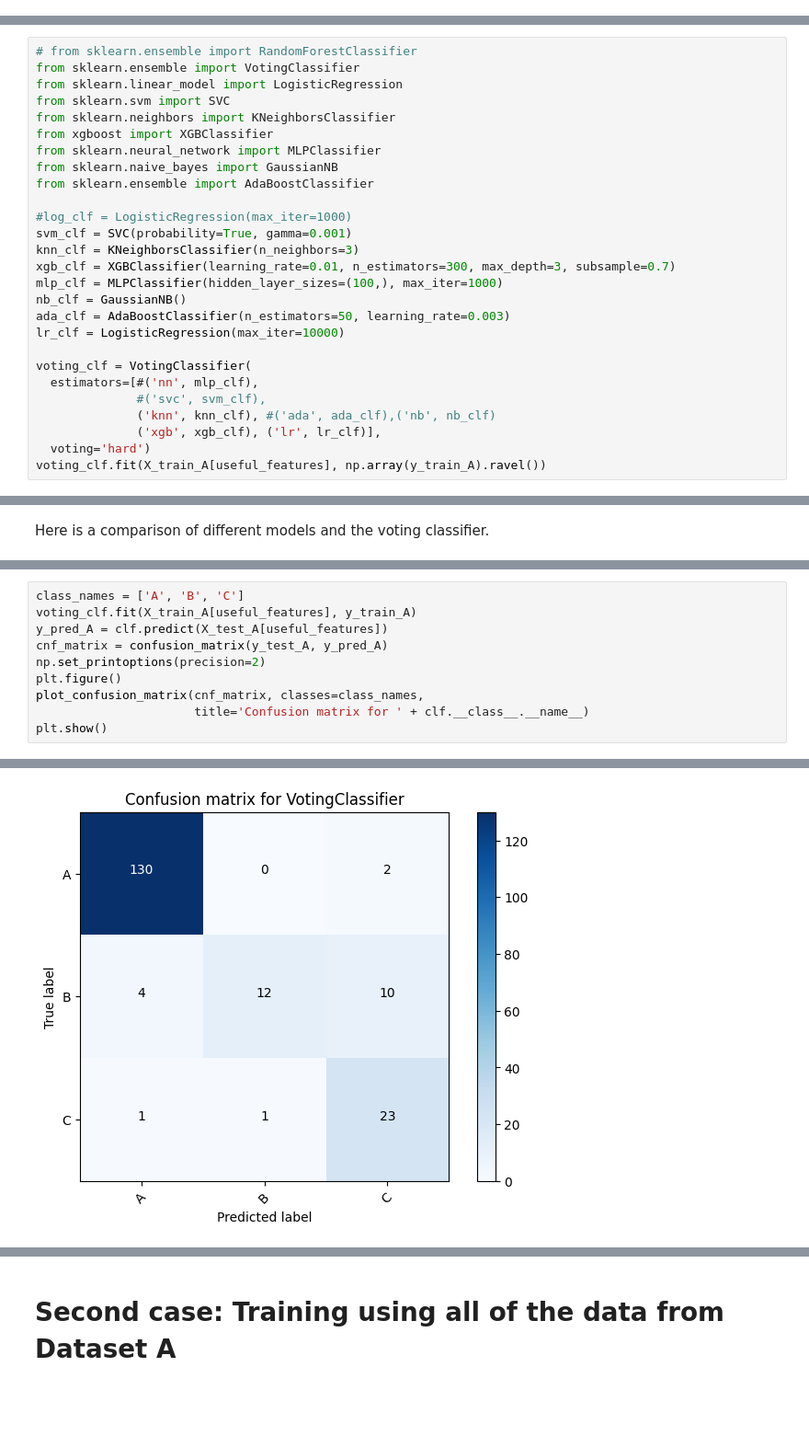
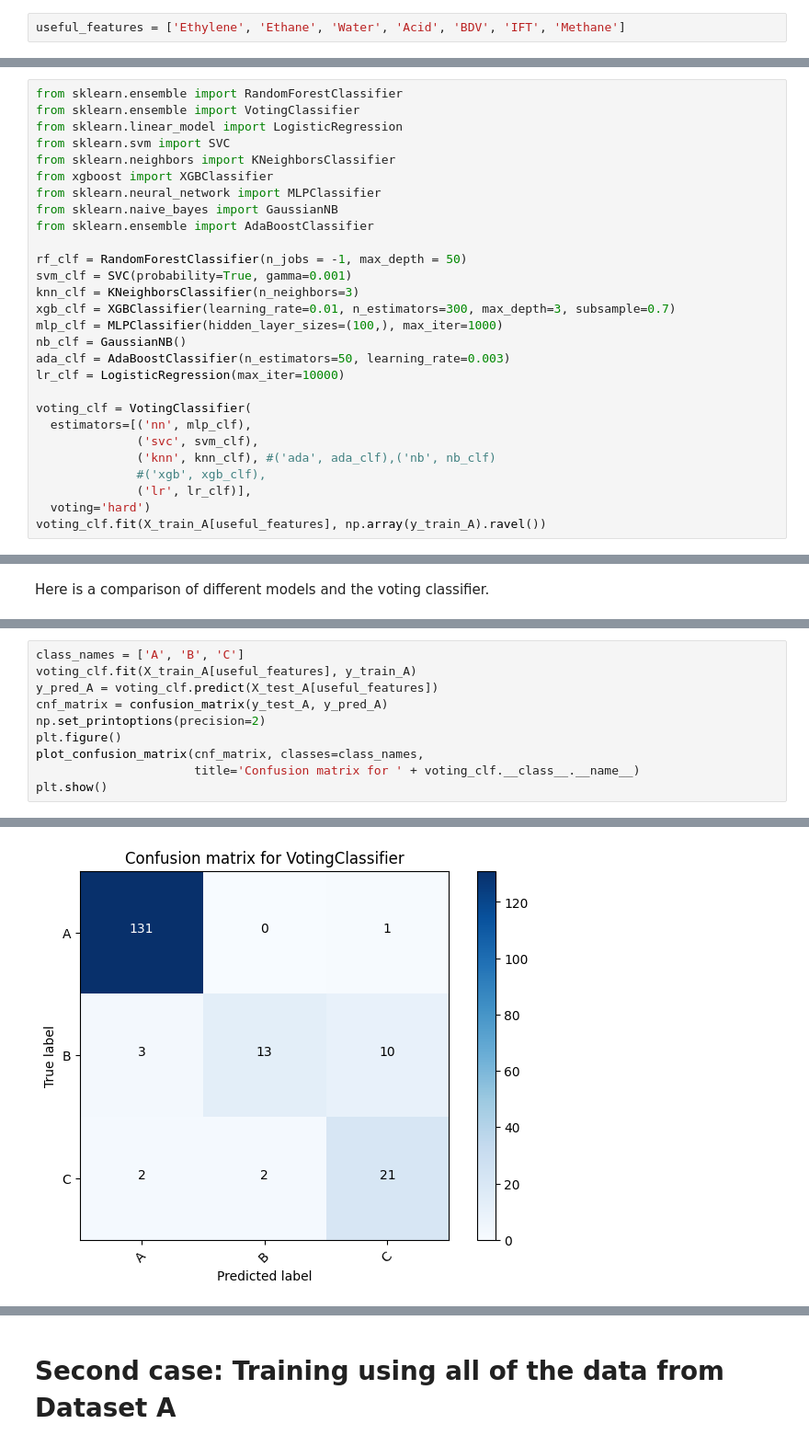
Before and after one commit to NimaFrj/Kaggle-Notebooks, a Jupyter notebook: transformer-paper.ipynb, the cells around one changed output, grey strips where cells are left out. Shown at 92% size. Drawn from its saved outputs; the diff is of its cells as text; blank space fills up the shorter version.

```diff
--- a/transformer-paper.ipynb
+++ b/transformer-paper.ipynb
@@ -162,3 +161,5 @@ features in the blue area: ['Methane']
+# %%
+useful_features = ['Ethylene', 'Ethane', 'Water', 'Acid', 'BDV', 'IFT', 'Methane']
 # %% [markdown]
 # First case: Training using 75% of the data and testing on the remaining 25%
 # %% [markdown]
@@ -167,6 +168,6 @@ Although the results were quite similar, we found that a combination of KNN, XGB
 In the code below we have created a voting classifier consist of these models.
 # %%
-# from sklearn.ensemble import RandomForestClassifier
+from sklearn.ensemble import RandomForestClassifier
 from sklearn.ensemble import VotingClassifier
 from sklearn.linear_model import LogisticRegression
 from sklearn.svm import SVC
@@ -176,7 +177,7 @@ from sklearn.neural_network import MLPClassifier
 from sklearn.naive_bayes import GaussianNB
 from sklearn.ensemble import AdaBoostClassifier
 
-#log_clf = LogisticRegression(max_iter=1000)
+rf_clf = RandomForestClassifier(n_jobs = -1, max_depth = 50)
 svm_clf = SVC(probability=True, gamma=0.001)
 knn_clf = KNeighborsClassifier(n_neighbors=3)
 xgb_clf = XGBClassifier(learning_rate=0.01, n_estimators=300, max_depth=3, subsample=0.7)
@@ -186,10 +187,11 @@ ada_clf = AdaBoostClassifier(n_estimators=50, learning_rate=0.003)
 lr_clf = LogisticRegression(max_iter=10000)
 
 voting_clf = VotingClassifier(
-  estimators=[#('nn', mlp_clf),
-              #('svc', svm_clf),
+  estimators=[('nn', mlp_clf),
+              ('svc', svm_clf),
               ('knn', knn_clf), #('ada', ada_clf),('nb', nb_clf)
-              ('xgb', xgb_clf), ('lr', lr_clf)],
+              #('xgb', xgb_clf),
+              ('lr', lr_clf)],
   voting='hard')
 voting_clf.fit(X_train_A[useful_features], np.array(y_train_A).ravel())
 # %% [output]
@@ -238,12 +233,12 @@ VotingClassifier for dataset B: 0.8348623853211009
 # %%
 class_names = ['A', 'B', 'C']
 voting_clf.fit(X_train_A[useful_features], y_train_A)
-y_pred_A = clf.predict(X_test_A[useful_features])
+y_pred_A = voting_clf.predict(X_test_A[useful_features])
 cnf_matrix = confusion_matrix(y_test_A, y_pred_A)
 np.set_printoptions(precision=2)
 plt.figure()
 plot_confusion_matrix(cnf_matrix, classes=class_names,
-                      title='Confusion matrix for ' + clf.__class__.__name__)
+                      title='Confusion matrix for ' + voting_clf.__class__.__name__)
 plt.show()
 # %% [output]
 Confusion matrix, without normalization
@@ -253 +248 @@ Confusion matrix, without normalization
-[figure, old version]
+[figure, new version]
```
Also changed, not shown: parts of 12 cells of this notebook.
